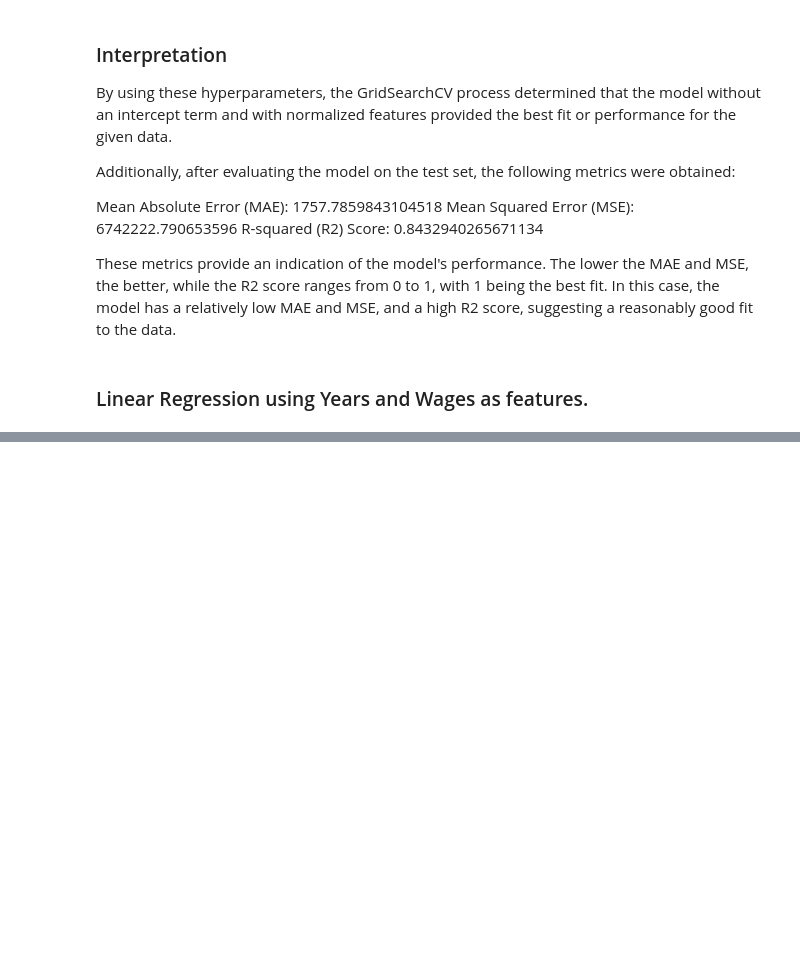
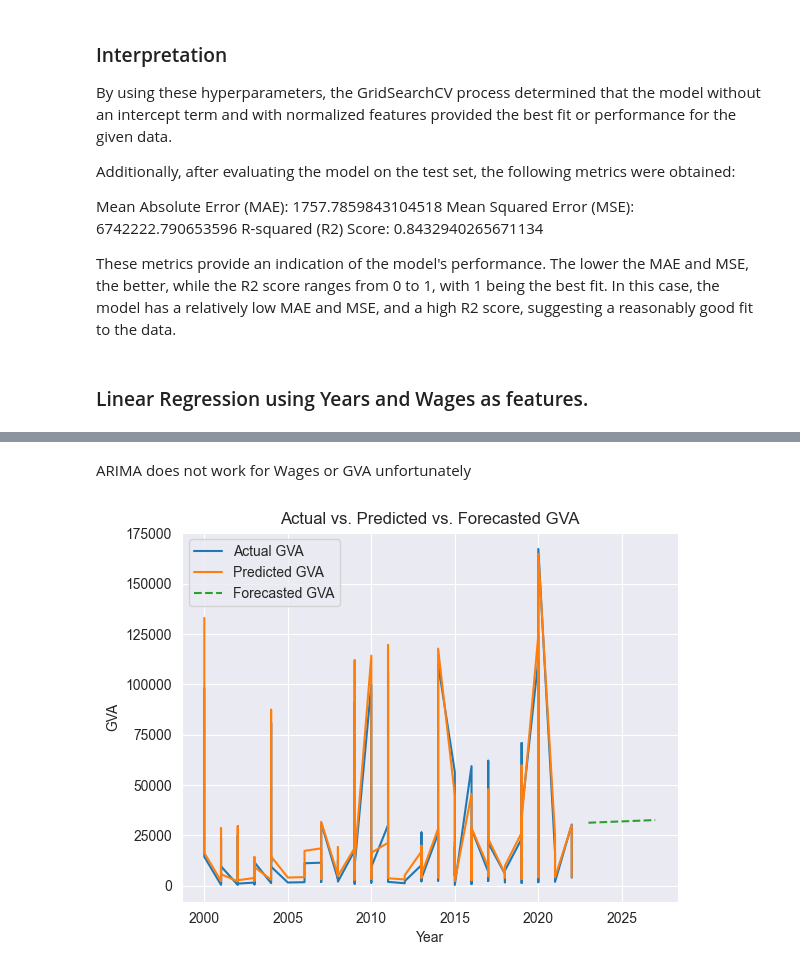
Before and after one commit to sbs23066/CA2---Irish-Construction-Project, a Jupyter notebook: ml.ipynb, the cells around one changed output, grey strips where cells are left out. Cells and saved outputs as stored; diff of their text form; code cells hidden in the pictures; blank space fills up the shorter version.

Commit message:
Further explored GVA data, used Linear Regression to try make prediction, tested ARIMA (doesn't work). Finally tried Polynomial Regression with better results

```diff
--- a/ml.ipynb
+++ b/ml.ipynb
@@ -728,0 +771,39 @@ plt.show()
+# %% [markdown]
+ARIMA does not work for Wages or GVA unfortunately
+# %%
+
+# Forecasting future wages
+wage_model = LinearRegression()
+wage_model.fit(X_train[['Year']], X_train['Wages'])
+
+# Generating future years
+future_years = pd.DataFrame({'Year': np.arange(df_filtered['Year'].max() + 1, df_filtered['Year'].max() + 6)})
+
+# Predicting future wages
+future_wages = wage_model.predict(future_years)
+
+# Predicting future GVA using forecasted wages
+future_X = pd.DataFrame({'Year': future_years['Year'], 'Wages': future_wages})
+future_gva = best_model.predict(future_X)
+
+# Add the forecasted GVA to the DataFrame
+df_future_predictions = pd.DataFrame({'Year': future_years['Year'], 'Forecasted GVA': future_gva})
+df_predictions = pd.concat([df_predictions, df_future_predictions])
+
+# Sort the DataFrame by Year
+df_predictions.sort_values('Year', inplace=True)
+
+# Plot the actual, predicted, and forecasted GVA
+plt.plot(df_predictions['Year'], df_predictions['Actual GVA'], label='Actual GVA')
+plt.plot(df_predictions['Year'], df_predictions['Predicted GVA'], label='Predicted GVA')
+plt.plot(df_predictions['Year'], df_predictions['Forecasted GVA'], label='Forecasted GVA', linestyle='dashed')
+
+plt.xlabel('Year')
+plt.ylabel('GVA')
+plt.title('Actual vs. Predicted vs. Forecasted GVA')
+plt.legend()
+
+# Display the plot
+plt.show()
+# %% [output]
+[figure, added]
```
Also changed, not shown: parts of 8 cells of this notebook.
